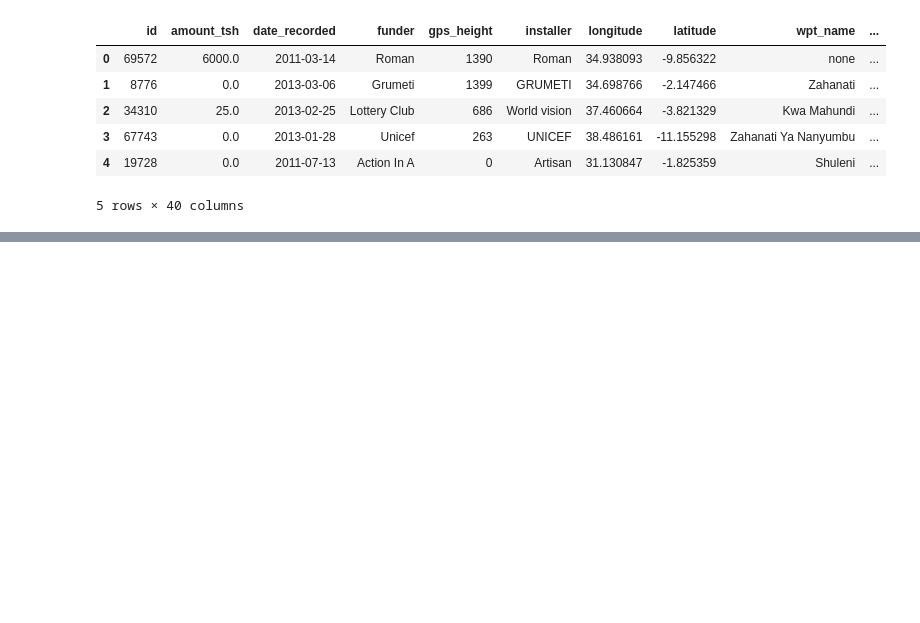
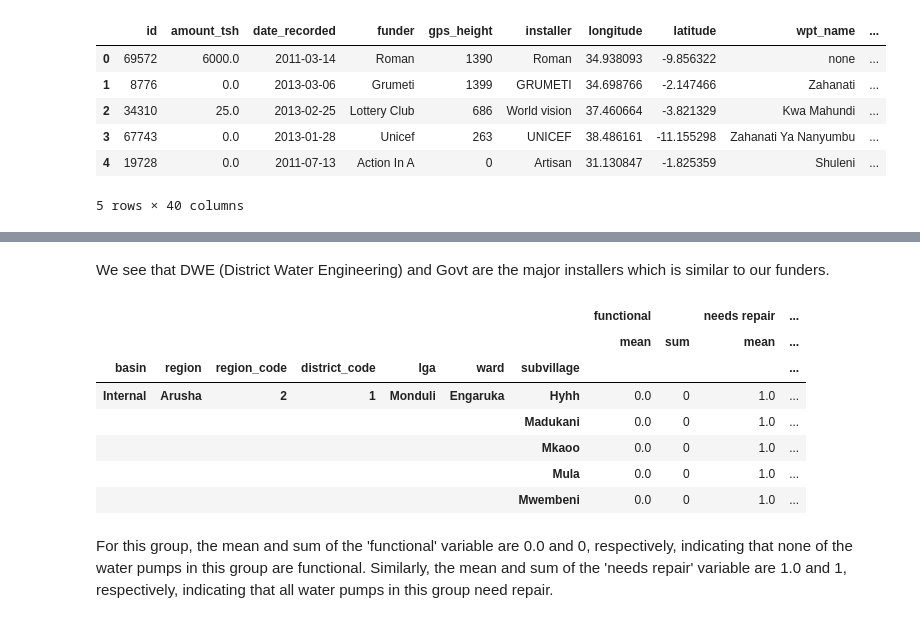
Before and after one commit to MyraKadenge/dsc-phase-3-project-v2-3, a Jupyter notebook: index.ipynb, the cells around one changed output, grey strips where cells are left out. Drawn from its saved outputs; the diff is of its cells as text; code cells hidden in the pictures; blank space fills up the shorter version.

```diff
--- a/index.ipynb
+++ b/index.ipynb
@@ -139,0 +356,6 @@ SyntaxError: invalid syntax (<ipython-input-17-40240c6dfa72>, line 2)
+# %%
+# create dummies for status group to make plotting easier
+dummies_status = pd.get_dummies(data['status_group'])
+data = data.join(dummies_status) #to add the dummy variables back to the original dataframe
+
+data.info()
@@ -139,0 +477,17 @@ SyntaxError: invalid syntax (<ipython-input-17-40240c6dfa72>, line 2)
+# %% [markdown]
+We see that DWE (District Water Engineering) and Govt are the major installers which is similar to our funders.
+# %%
+# Grouping the data by multiple categorical variables and performing aggregation on target variables
+data.groupby(['basin', 'region', 'region_code', 'district_code', 'lga', 'ward', 'subvillage'])[
+    ['functional', 'needs repair']].agg(['mean','sum']).head()
+# %% [output]
+|  |  |  |  |  |  |  | functional |  | needs repair | ... |
+|  |  |  |  |  |  |  | mean | sum | mean | ... |
+| basin | region | region_code | district_code | lga | ward | subvillage |  |  |  | ... |
+| Internal | Arusha | 2 | 1 | Monduli | Engaruka | Hyhh | 0.0 | 0 | 1.0 | ... |
+|  |  |  |  |  |  | Madukani | 0.0 | 0 | 1.0 | ... |
+|  |  |  |  |  |  | Mkaoo | 0.0 | 0 | 1.0 | ... |
+|  |  |  |  |  |  | Mula | 0.0 | 0 | 1.0 | ... |
+|  |  |  |  |  |  | Mwembeni | 0.0 | 0 | 1.0 | ... |
+# %% [markdown]
+For this group, the mean and sum of the 'functional' variable are 0.0 and 0, respectively, indicating that none of the water pumps in this group are functional. Similarly, the mean and sum of the 'needs repair' variable are 1.0 and 1, respectively, indicating that all water pumps in this group need repair.
```
Also changed, not shown: parts of 23 cells of this notebook.
